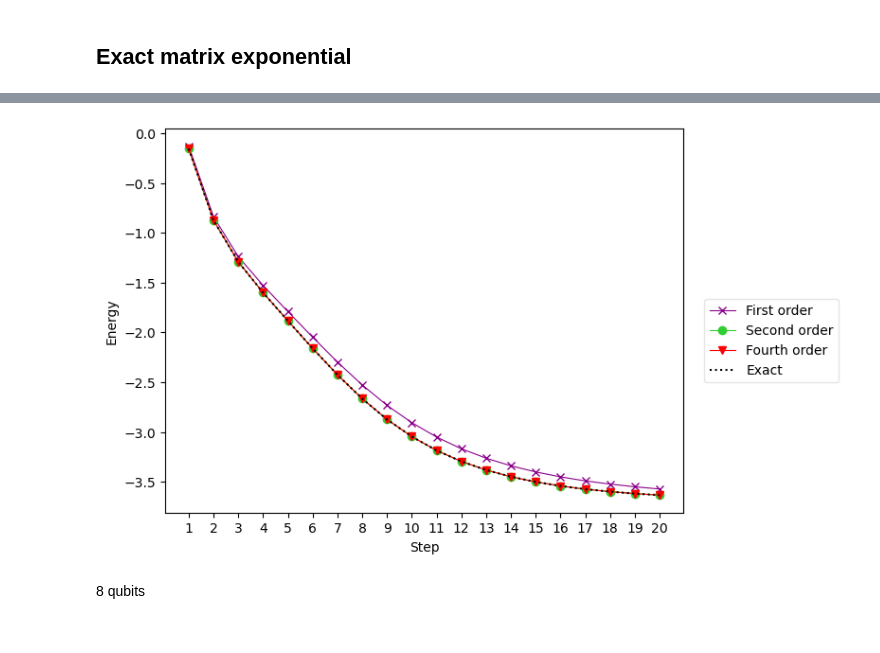
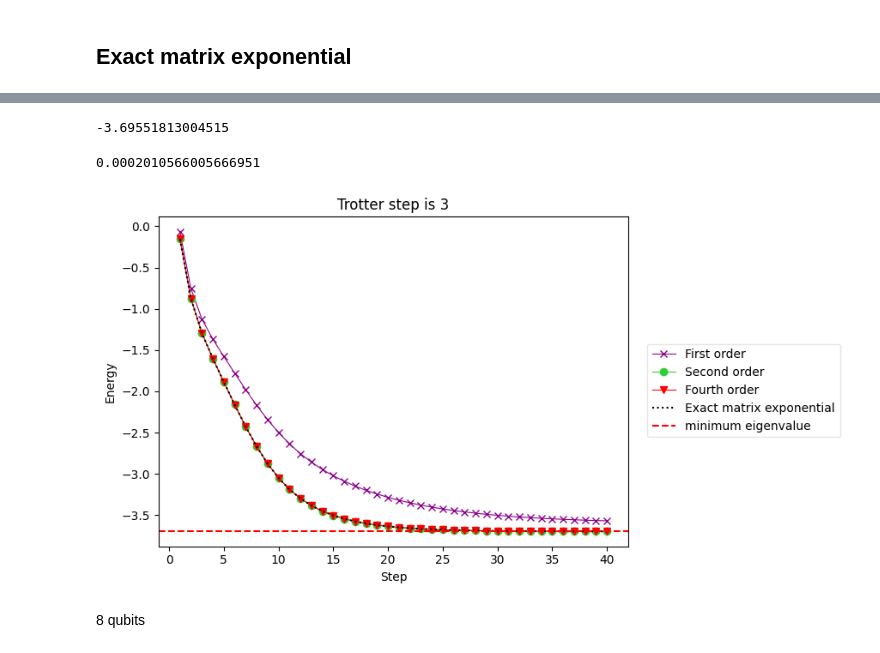
Before and after one commit to schauu/vqe_U, a Jupyter notebook: TrotterQRTE/post-selection with trotter.ipynb, the cells around one changed output, grey strips where cells are left out. Saved outputs shown, nothing was run; the diff lists cells and outputs as text; code cells hidden in the pictures.

```diff
--- a/TrotterQRTE/post-selection with trotter.ipynb
+++ b/TrotterQRTE/post-selection with trotter.ipynb
@@ -135,7 +196,7 @@ emax = eval[-1]
 H_array = (H_array - emin * np.eye(2**nqubits)) / (emax - emin) ## scale H
 final_time = np.pi/2 #time
 time = final_time
-time_step = 10 #time_step
+time_step = 3 #time_step
 initial_state = Statevector.from_label("0000")
 #H = get_hamiltonian_y(5, 1/np.sqrt(2), True)
 projector = np.array([[0, -1.0j],
@@ -150,7 +211,7 @@ hamiltonian1 = SparsePauliOp.from_operator(hamiltonian1)
 hamiltonian2 = np.kron(projector2, np.eye(2**nqubits))
 error_rate = 0
 order = 1
-step = 20
+step = 40
 ## 1st order
 def construct_trotter_circuit(H, time, nqubits, order, time_step):
     if order == 1:
@@ -222,7 +287,7 @@ nqubits = 4
 final_time = np.pi/2 #time
 time = final_time
 time_step = 10 #time_step
-step = 20
+step = 40
 #H = get_hamiltonian_y(5, 1/np.sqrt(2), True)
 projector = np.array([[0, -1.0j],
                      [1.0j, 0]])
@@ -268,28 +330,40 @@ for i in range(step):
+# %%
+emin
+# %% [output]
+-3.69551813004515
+# %%
+np.abs(expectation_exact[-1]-emin)/np.abs(emin)
+# %% [output]
+0.0002010566005666951
 # %%
 fig, axes = plt.subplots()
 x = list(range(1, step+1))  # includes initial state
 axes.plot(
     x, expectation_1, label="First order", marker="x", c="darkmagenta", ls="-", lw=0.8
 )
 axes.plot(
     x, expectation_2, label="Second order", marker="o", c="limegreen", ls="-", lw=0.8
 )
 axes.plot(
     x, expectation_4, label="Fourth order", marker="v", c="r", ls="-", lw=0.8
 )
-axes.plot(x, expectation_exact, c="k", ls=":", label="Exact")
+axes.plot(x, expectation_exact, c="k", ls=":", label="Exact matrix exponential")
+horizontal_line_value = emin
+axes.axhline(y=horizontal_line_value, color='r', linestyle='--', label='minimum eigenvalue')#f'y = {horizontal_line_value}')
 legend = fig.legend(
     *axes.get_legend_handles_labels(),
     bbox_to_anchor=(1.0, 0.5),
     loc="center left",
     framealpha=0.5,
 )
-axes.set_xticks(np.arange(min(x), max(x) + 1, 1))
+
+axes.set_xticks(np.arange(0, max(x) + 1, 5))
 axes.set_xlabel('Step')
 axes.set_ylabel('Energy')
+axes.set_title('Trotter step is 3')
 fig.tight_layout()
 # %% [output]
-[figure, old version]
+[figure, new version]
 # %% [markdown]
 8 qubits
 # %% [markdown]
```
Also changed, not shown: parts of 11 cells of this notebook.
